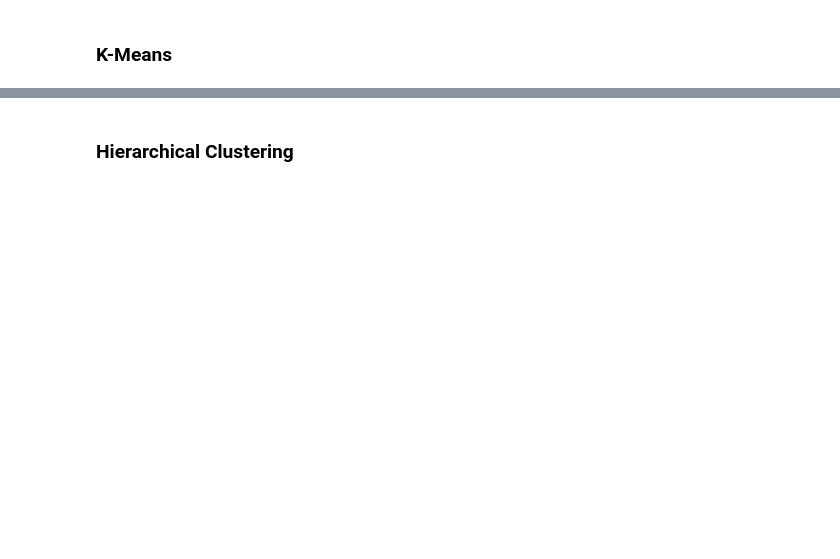
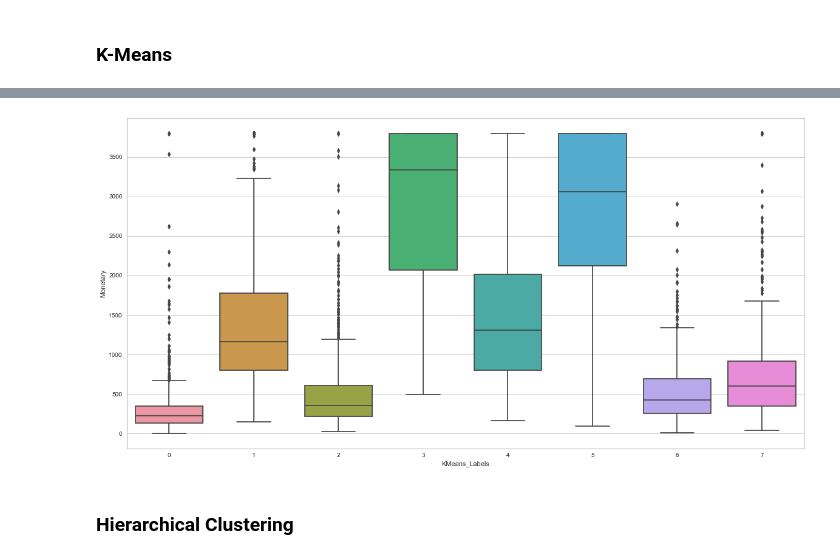
Before and after one commit to edaaydinea/Miuul-Machine-Learning-Summer-Bootcamp, a Jupyter notebook: Module 6/Capstone Project 6 - Customer Segmentation with K-Means/Customer Segmentation with K-Means.ipynb, the cells around one changed output, grey strips where cells are left out. Saved outputs shown, nothing was run; the diff lists cells and outputs as text; code cells hidden in the pictures; blank space fills up the shorter version.

```diff
--- a/Module 6/Capstone Project 6 - Customer Segmentation with K-Means/Customer Segmentation with K-Means.ipynb
+++ b/Module 6/Capstone Project 6 - Customer Segmentation with K-Means/Customer Segmentation with K-Means.ipynb
@@ -104,2 +533,5 @@ df = df_.copy()
 # %% [markdown]
 ### K-Means
+# %%
+k_means = KMeans(n_clusters=cluster_number,
+                 random_state=99).fit(scaled_df)
@@ -105,0 +543,2 @@ df = df_.copy()
+# %%
+rfm["KMeans_Labels"] = labels
@@ -106,2 +571,15 @@ df = df_.copy()
+# %%
+def boxplot(x,y,dataframe,save_plot=False):
+    plt.figure(figsize=(20,10))
+    sns.boxplot(x=x,y=y,data=dataframe)
+    if save_plot == True:
+        plt.savefig("{} - {} Boxplot.png".format(x,y))
+        plt.show()
+    else:
+        plt.show()
+# %%
+boxplot("KMeans_Labels","Monetary",rfm,True)
+# %% [output]
+[figure, added]
 # %% [markdown]
 ### Hierarchical Clustering
```
Also changed, not shown: parts of 50 cells of this notebook.
